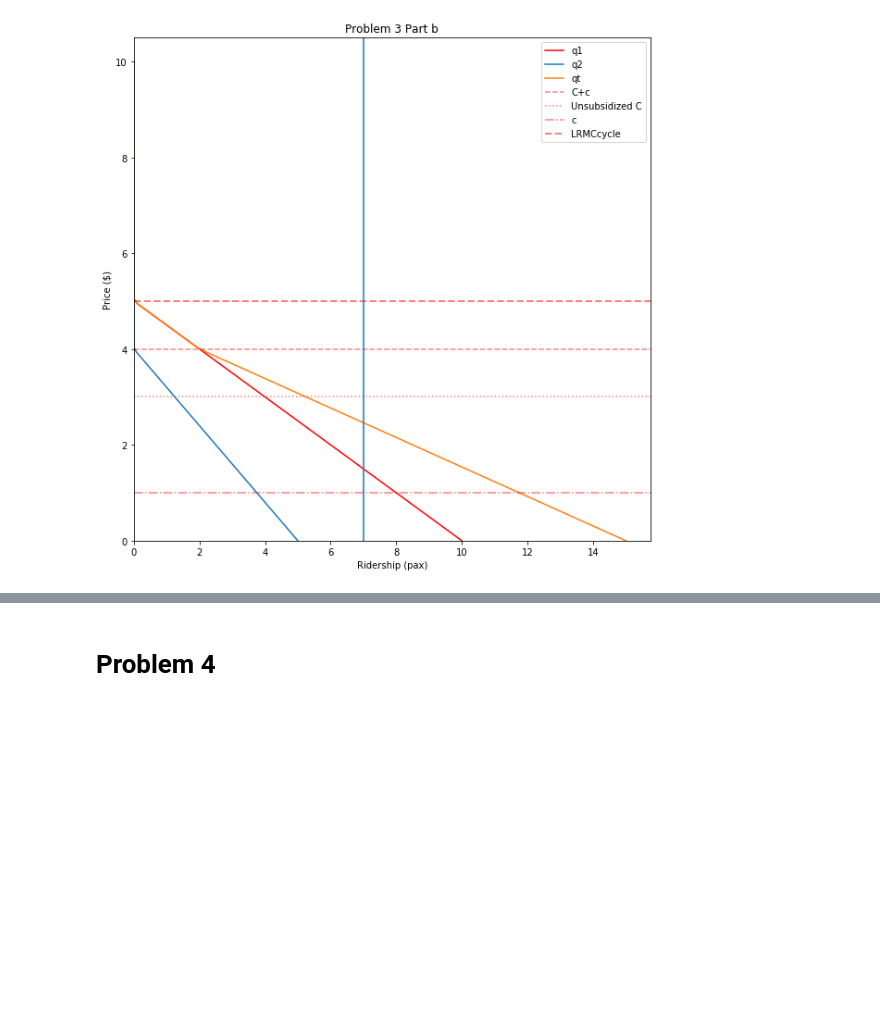
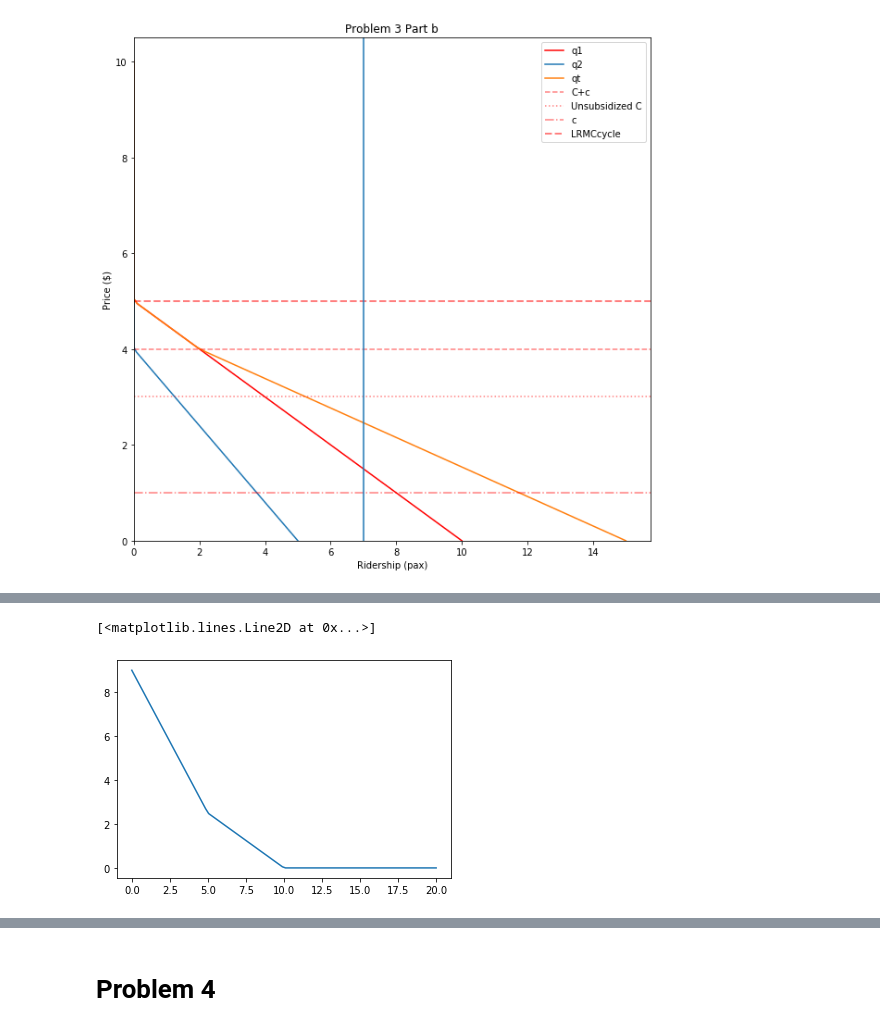
Before and after one commit to noahgarfinkle/Spring2020, a Jupyter notebook: CEE 498 Transportation Economics/Assignments/Assignment 1.ipynb, the cells around one changed output, grey strips where cells are left out. Cells and saved outputs as stored; diff of their text form; code cells hidden in the pictures; blank space fills up the shorter version.

Commit message:
Ithink I have a working curve now

```diff
--- a/CEE 498 Transportation Economics/Assignments/Assignment 1.ipynb
+++ b/CEE 498 Transportation Economics/Assignments/Assignment 1.ipynb
@@ -299,0 +302,8 @@ ax.legend()
+# %%
+def p(q,α,β):
+    price = (α-q)/β
+    if price < 0.0:
+        price = 0.0
+    return price
+# %%
+qs = np.linspace(0,20,100)
@@ -299,0 +314,7 @@ ax.legend()
+# %%
+pt = [p(q,α1,β1) + p(q,α2,β2) for q in qs]
+# %%
+plt.plot(qs,pt)
+# %% [output]
+[<matplotlib.lines.Line2D at 0x...>]
+[figure, added]
```
Also changed, not shown: parts of 9 cells of this notebook.
